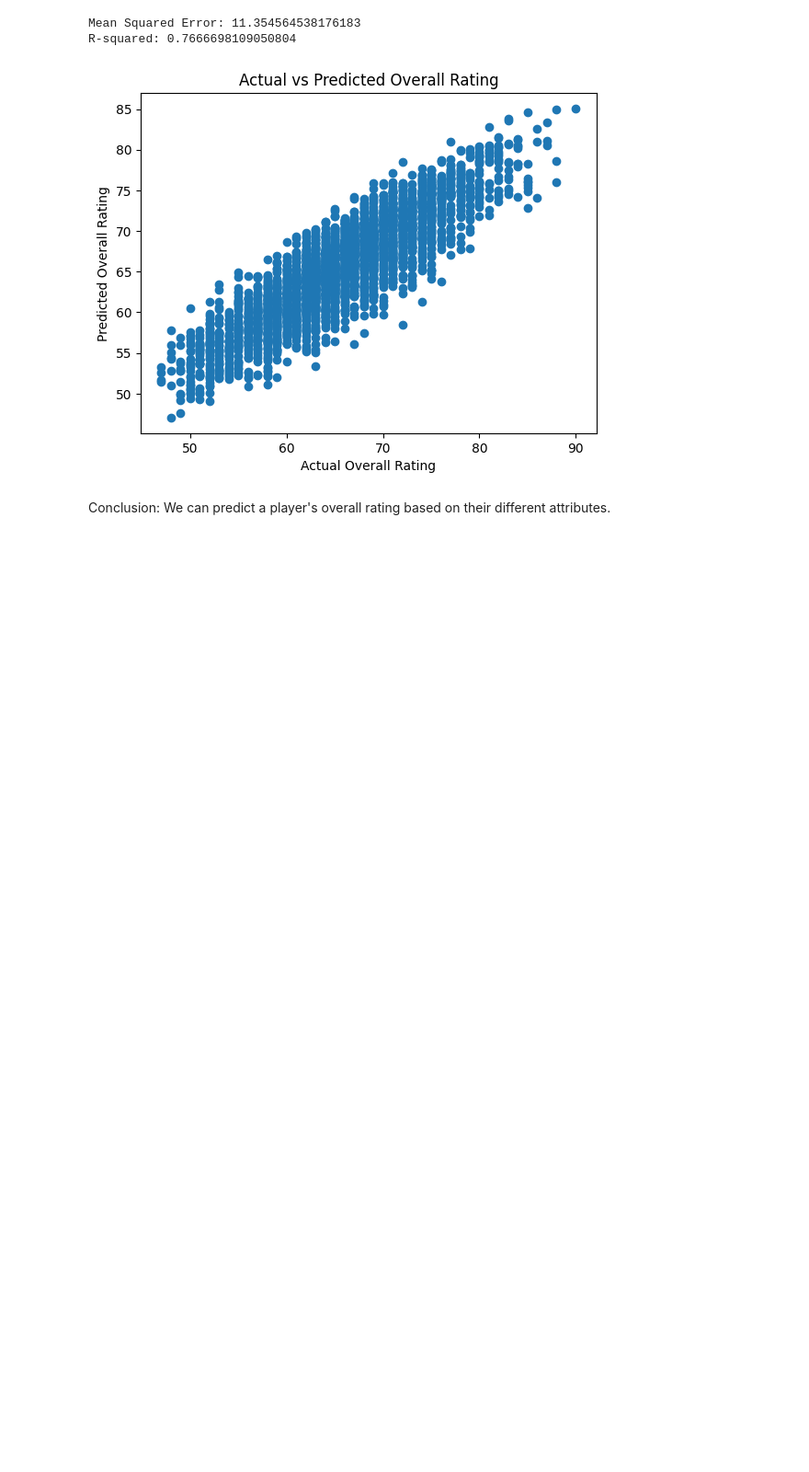
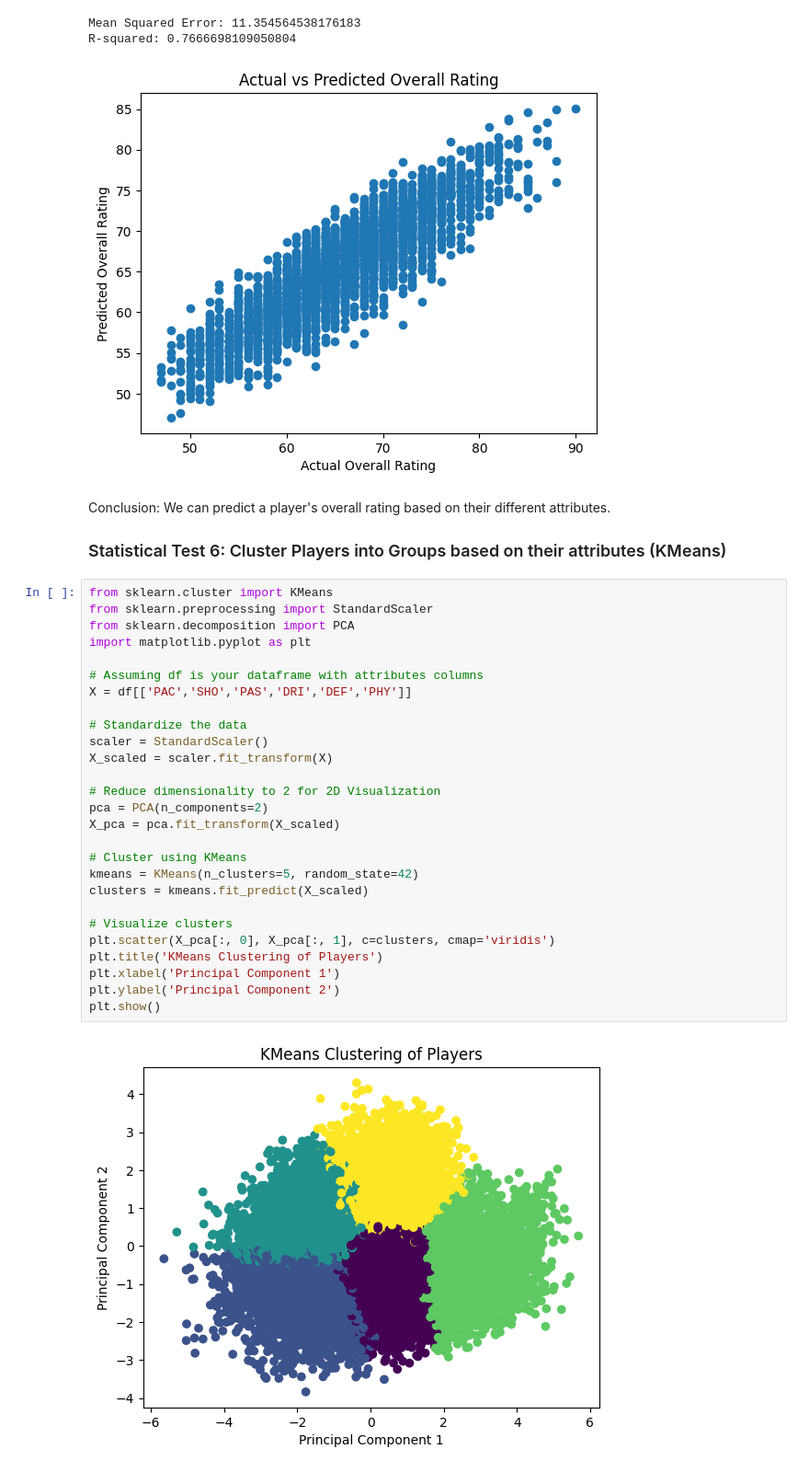
Before and after one commit to spusuluri/Data-Science-Projects, a Jupyter notebook: Project_2_FIFA/FIFA_stats_test.ipynb, the cells around one changed output. Shown: that part at 92% size. Drawn from its saved outputs; the diff is of its cells as text; blank space fills up the shorter version.

```diff
--- a/Project_2_FIFA/FIFA_stats_test.ipynb
+++ b/Project_2_FIFA/FIFA_stats_test.ipynb
@@ -138,3 +138,34 @@ R-squared: 0.7666698109050804
 [figure]
 # %% [markdown]
 Conclusion: We can predict a player's overall rating based on their different attributes.
+
+### Statistical Test 6: Cluster Players into Groups based on their attributes (KMeans)
+# %%
+from sklearn.cluster import KMeans
+from sklearn.preprocessing import StandardScaler
+from sklearn.decomposition import PCA
+import matplotlib.pyplot as plt
+
+# Assuming df is your dataframe with attributes columns
+X = df[['PAC','SHO','PAS','DRI','DEF','PHY']]
+
+# Standardize the data
+scaler = StandardScaler()
+X_scaled = scaler.fit_transform(X)
+
+# Reduce dimensionality to 2 for 2D Visualization
+pca = PCA(n_components=2)
+X_pca = pca.fit_transform(X_scaled)
+
+# Cluster using KMeans
+kmeans = KMeans(n_clusters=5, random_state=42)
+clusters = kmeans.fit_predict(X_scaled)
+
+# Visualize clusters
+plt.scatter(X_pca[:, 0], X_pca[:, 1], c=clusters, cmap='viridis')
+plt.title('KMeans Clustering of Players')
+plt.xlabel('Principal Component 1')
+plt.ylabel('Principal Component 2')
+plt.show()
+# %% [output]
+[figure, added]
```
